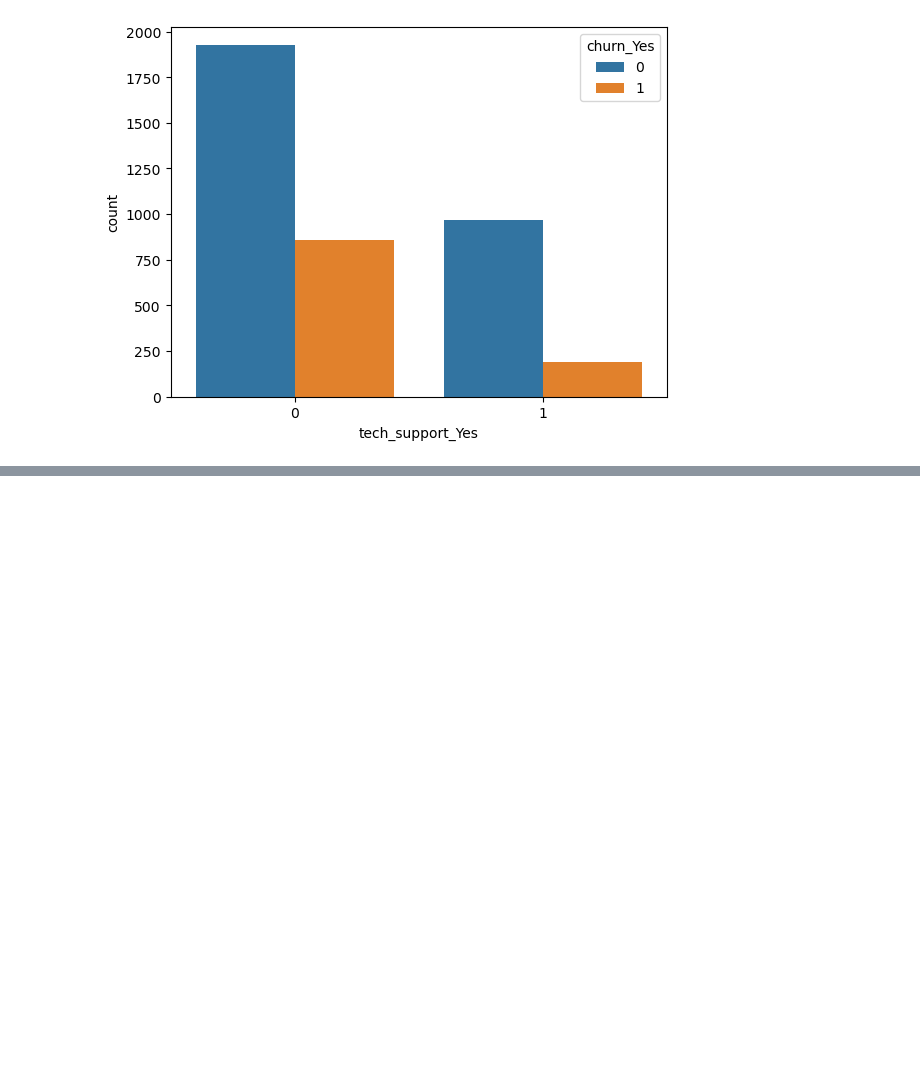
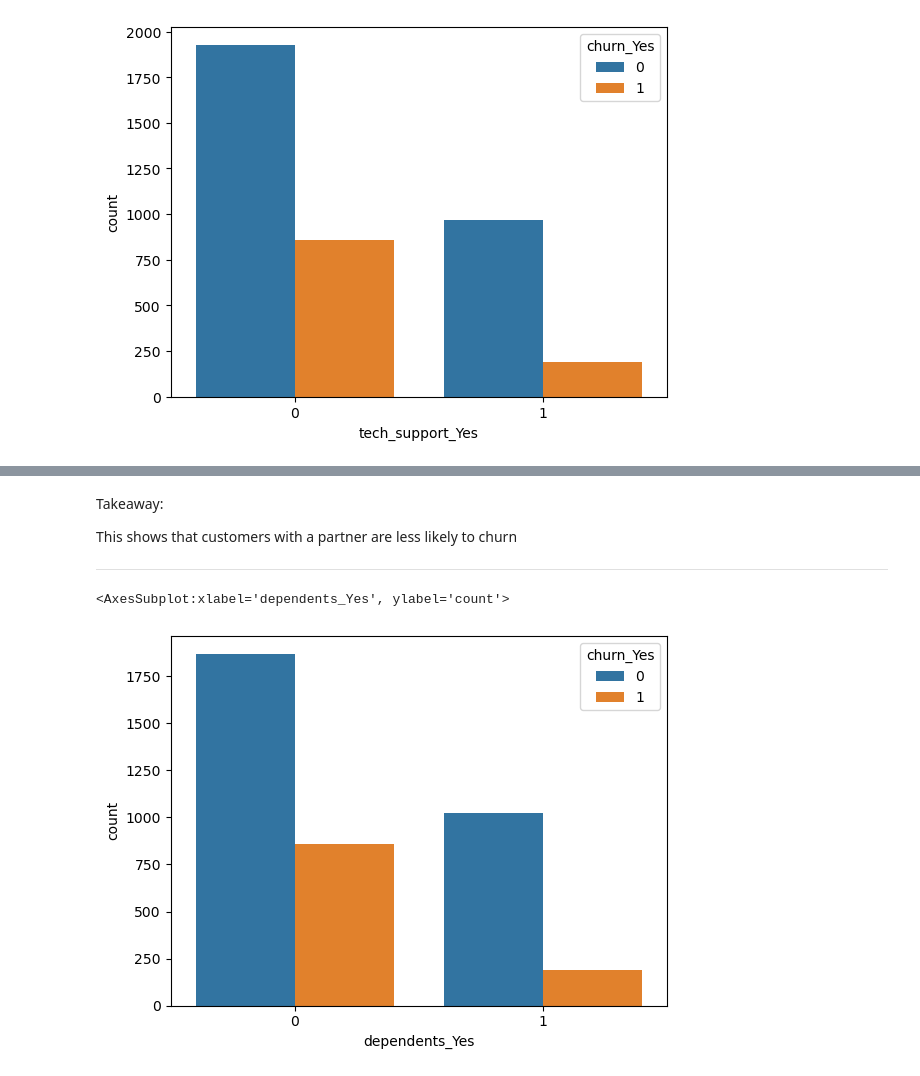
Before and after one commit to stephen-c-perry/Telco_Churn_Classification_Project, a Jupyter notebook: scratchwork_1.ipynb, the cells around one changed output, grey strips where cells are left out. Saved outputs shown, nothing was run; the diff lists cells and outputs as text; code cells hidden in the pictures; blank space fills up the shorter version.

```diff
--- a/scratchwork_1.ipynb
+++ b/scratchwork_1.ipynb
@@ -167,0 +308,10 @@ tenure_churn_barplot
+# %% [markdown]
+Takeaway:
+
+This shows that customers with a partner are less likely to churn
+- - -
+# %%
+sns.countplot(data=train, x='dependents_Yes', hue = 'churn_Yes')
+# %% [output]
+<AxesSubplot:xlabel='dependents_Yes', ylabel='count'>
+[figure, added]
```
Also changed, not shown: parts of 45 cells of this notebook.
